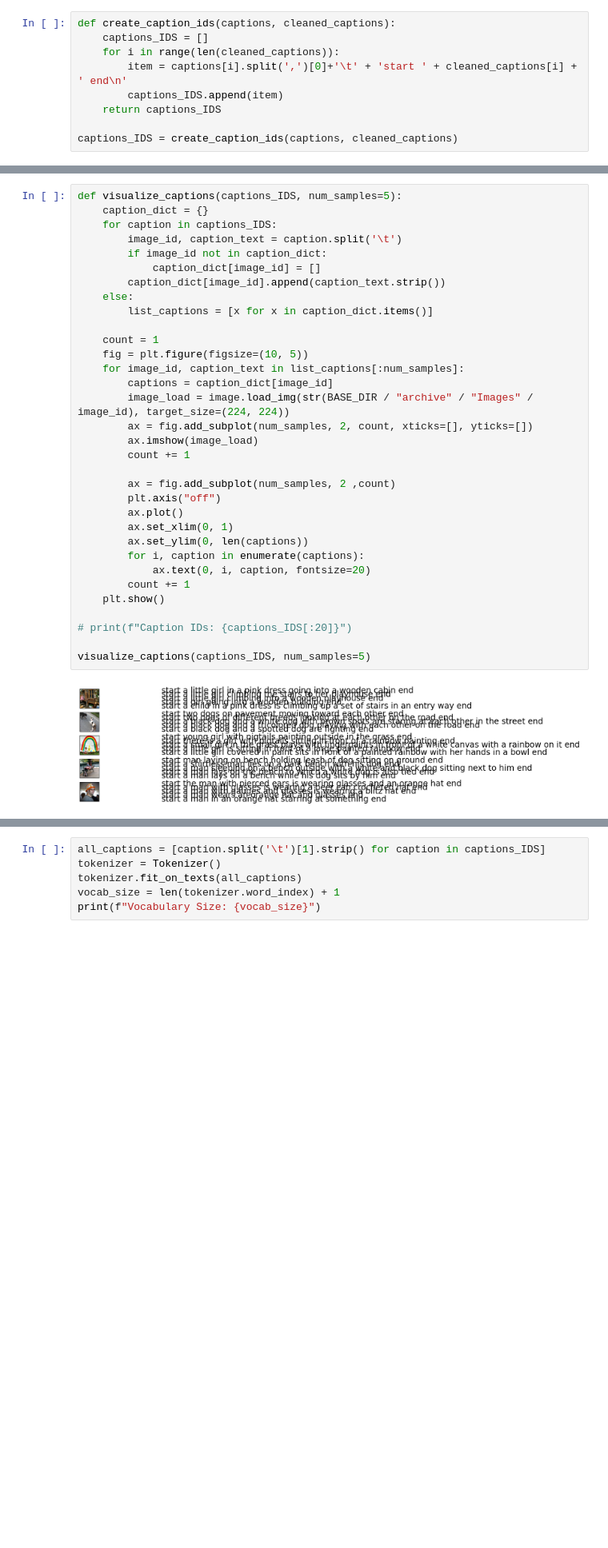
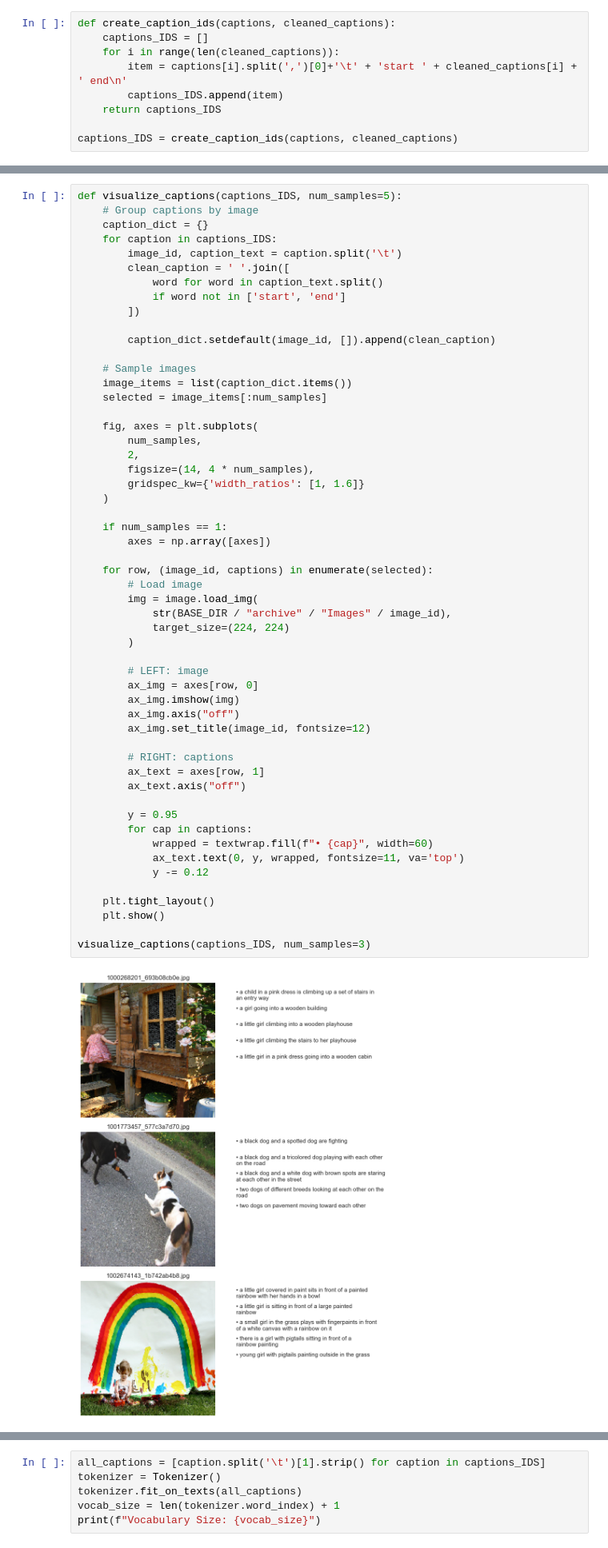
Before and after one commit to nguyen-colin/ImageCaptionGenerator, a Jupyter notebook: ImageCaptionGeneratir.ipynb, the cells around one changed output, grey strips where cells are left out. Shown at 80% size. Saved outputs shown, nothing was run; the diff lists cells and outputs as text; blank space fills up the shorter version.

```diff
--- a/ImageCaptionGeneratir.ipynb
+++ b/ImageCaptionGeneratir.ipynb
@@ -155,35 +184,56 @@ captions_IDS = create_caption_ids(captions, cleaned_captions)
 # %%
 def visualize_captions(captions_IDS, num_samples=5):
+    # Group captions by image
     caption_dict = {}
     for caption in captions_IDS:
         image_id, caption_text = caption.split('\t')
-        if image_id not in caption_dict:
-            caption_dict[image_id] = []
-        caption_dict[image_id].append(caption_text.strip())
-    else:
-        list_captions = [x for x in caption_dict.items()]
+        clean_caption = ' '.join([
+            word for word in caption_text.split()
+            if word not in ['start', 'end']
+        ])
 
-    count = 1
-    fig = plt.figure(figsize=(10, 5))
-    for image_id, caption_text in list_captions[:num_samples]:
-        captions = caption_dict[image_id]
-        image_load = image.load_img(str(BASE_DIR / "archive" / "Images" / image_id), target_size=(224, 224))
-        ax = fig.add_subplot(num_samples, 2, count, xticks=[], yticks=[])
-        ax.imshow(image_load)
-        count += 1
+        caption_dict.setdefault(image_id, []).append(clean_caption)
 
-        ax = fig.add_subplot(num_samples, 2 ,count)
-        plt.axis("off")
-        ax.plot()
-        ax.set_xlim(0, 1)
-        ax.set_ylim(0, len(captions))
-        for i, caption in enumerate(captions):
-            ax.text(0, i, caption, fontsize=20)
-        count += 1
+    # Sample images
+    image_items = list(caption_dict.items())
+    selected = image_items[:num_samples]
+
+    fig, axes = plt.subplots(
+        num_samples,
+        2,
+        figsize=(14, 4 * num_samples),
+        gridspec_kw={'width_ratios': [1, 1.6]}
+    )
+
+    if num_samples == 1:
+        axes = np.array([axes])
+
+    for row, (image_id, captions) in enumerate(selected):
+        # Load image
+        img = image.load_img(
+            str(BASE_DIR / "archive" / "Images" / image_id),
+            target_size=(224, 224)
+        )
+
+        # LEFT: image
+        ax_img = axes[row, 0]
+        ax_img.imshow(img)
+        ax_img.axis("off")
+        ax_img.set_title(image_id, fontsize=12)
+
+        # RIGHT: captions
+        ax_text = axes[row, 1]
+        ax_text.axis("off")
+
+        y = 0.95
+        for cap in captions:
+            wrapped = textwrap.fill(f"• {cap}", width=60)
+            ax_text.text(0, y, wrapped, fontsize=11, va='top')
+            y -= 0.12
+
+    plt.tight_layout()
     plt.show()
 
-# print(f"Caption IDs: {captions_IDS[:20]}")
-
-visualize_captions(captions_IDS, num_samples=5)
+visualize_captions(captions_IDS, num_samples=3)
 # %% [output]
-[figure, old version]
+[figure, new version]
```
Also changed, not shown: parts of 27 cells of this notebook, 2 other files.
